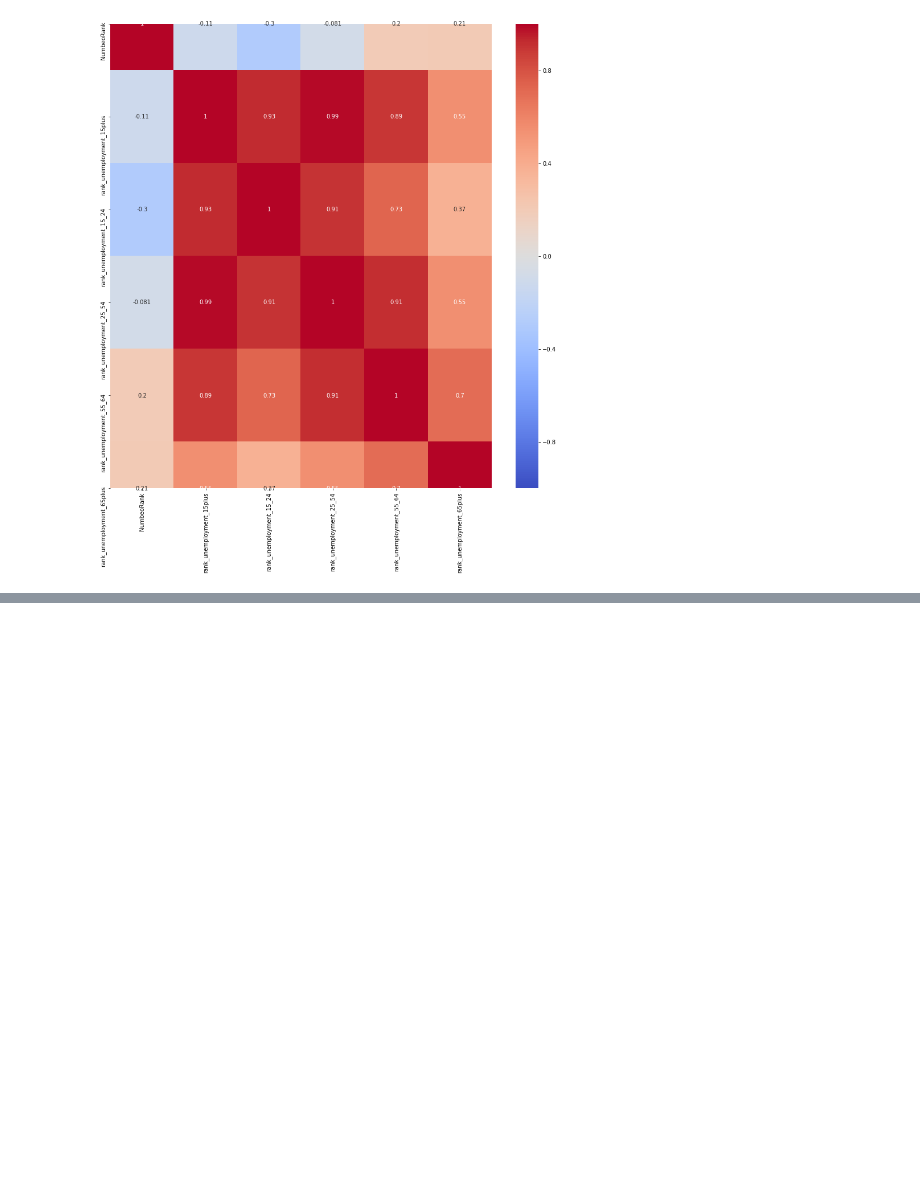
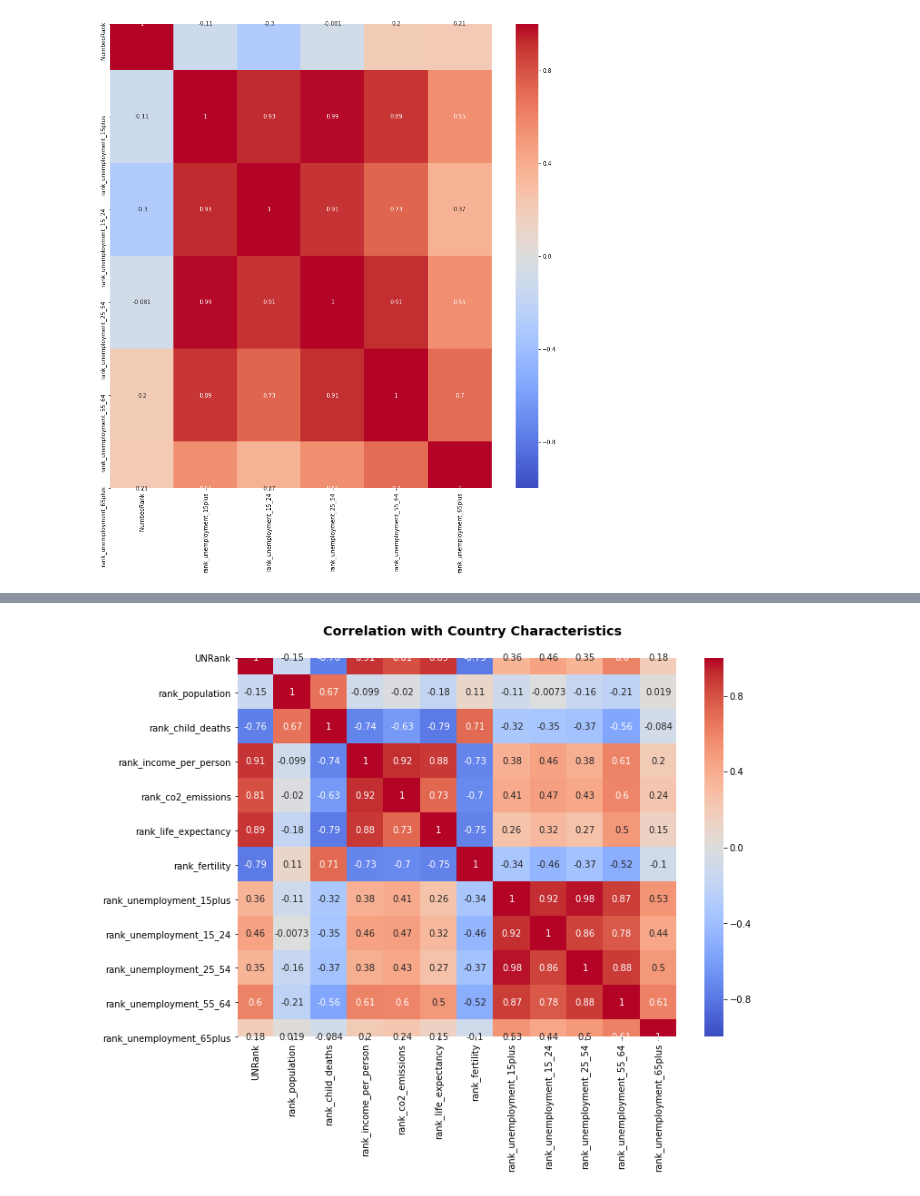
Before and after one commit to helmuthb/data-oriented-programming, a Jupyter notebook: Gapminder.ipynb, the cells around one changed output, grey strips where cells are left out. Cells and saved outputs as stored; diff of their text form; code cells hidden in the pictures; blank space fills up the shorter version.

```diff
--- a/Gapminder.ipynb
+++ b/Gapminder.ipynb
@@ -361,0 +457,26 @@ sns.heatmap(dfMergedNumbeo.loc[:,rank_columns].corr(), vmin=-1, vmax=1, cmap='co
+# %%
+# plt.figure(figsize=(15,15))
+# sns.heatmap(dfMergedProsperity.loc[:,rank_columns].corr(), vmin=-1, vmax=1, cmap='coolwarm', annot=True)
+
+
+#There might be some outliers in the data so we decided to also look at a boxplot:
+fig = plt.figure(figsize=(12,10))
+fig.suptitle('Correlation with Country Characteristics', fontsize='x-large', fontweight='bold', y=0.93)
+#This is used for the main title. 'figure()' is a class that provides all the plotting elements of a diagram.
+#This must be used first or else the title will not show.fig.subplots_adjust(top=0.85) solves our overlapping title problem.
+fig.subplots_adjust(top=0.88,left=0.2,bottom=0.3)
+
+ax = fig.add_subplot(111)
+
+fontdict={'fontsize': 14, 'fontweight' : 'book',    'verticalalignment': 'baseline',   'horizontalalignment': 'center'}
+
+#ax.set_title('Plotting Tutorial', fontdict=fontdict)
+
+g = sns.heatmap(dfMergedProsperity.corr(),  vmin=-1, cmap='coolwarm', annot=True);
+
+plt.legend(fontsize=14)
+#plt.title('Average Rankings over Time', fontdict=fontdict, color="black", position=(0.5,1));
+plt.xlabel('', fontsize=14)
+plt.ylabel('', fontsize=14);
+# %% [output]
+[figure, added]
```
Also changed, not shown: parts of 11 cells of this notebook.
